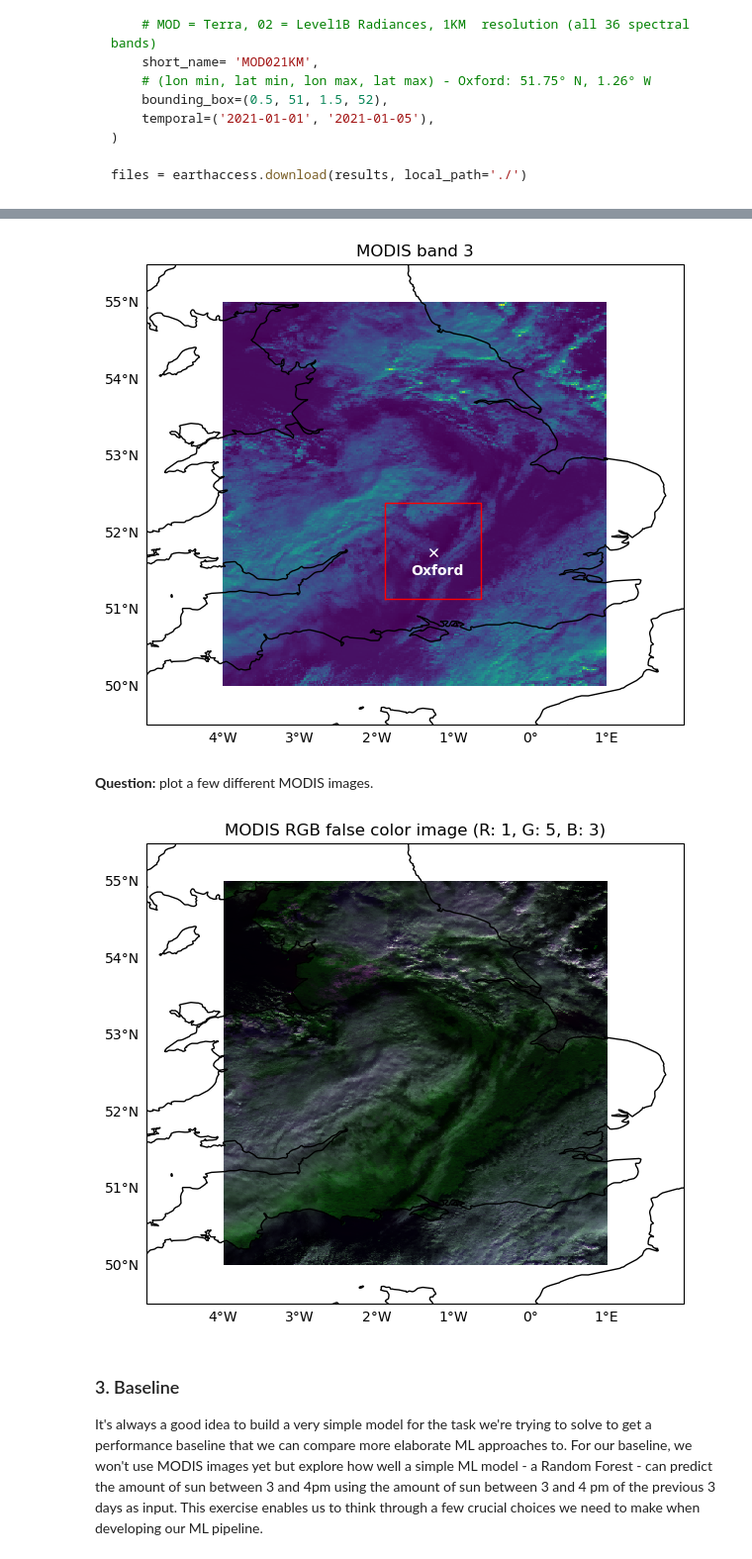
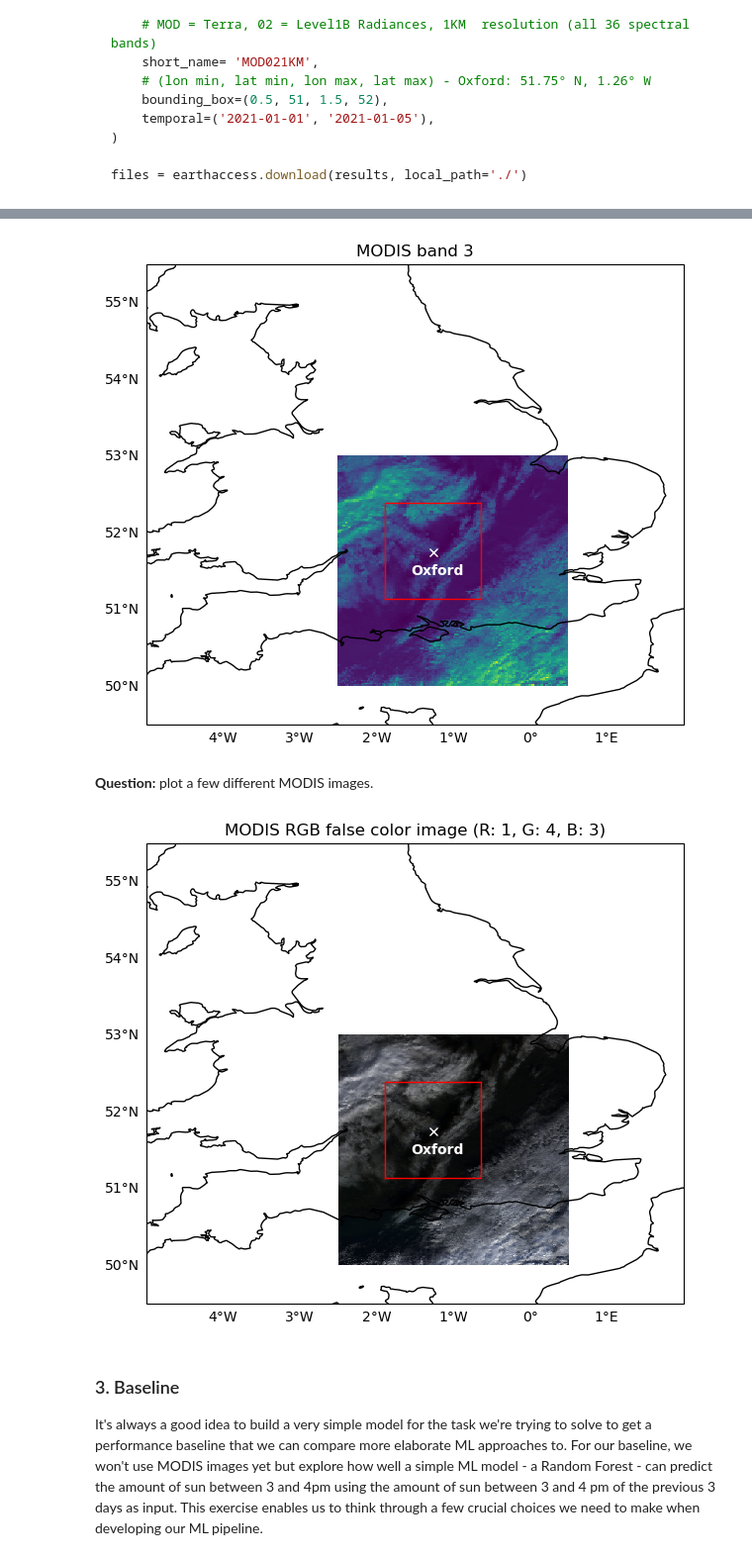
Before and after one commit to lillif/IECDT_EarthObservation, a Jupyter notebook: challenges/1-sunny-oxford/sun-prediction.ipynb, the cells around one changed output, grey strips where cells are left out. Shown at 99% size. Drawn from its saved outputs; the diff is of its cells as text; code cells hidden in the pictures.

Commit message:
fixed dataloaders, new modis inputs

```diff
--- a/challenges/1-sunny-oxford/sun-prediction.ipynb
+++ b/challenges/1-sunny-oxford/sun-prediction.ipynb
@@ -93,7 +93,8 @@ files = earthaccess.download(results, local_path='./')
 # %%
 import xarray as xr
 
-MODIS_PATH = '../../../modis_challenge/modis_processed/'
-sample_ds = xr.load_dataset(f'{MODIS_PATH}01/netcdf/MOD021KM.A2021002.1120.061.2021002190459_oxford_remap.nc')
+MODIS_PATH = '../../../modis_challenge/modis_processed_new/'
+sample_filename = f'{MODIS_PATH}01/MOD021KM.A2021002.1120.061.2021002190459_oxford.nc'
+sample_ds = xr.load_dataset(sample_filename)
 sample_ds
 # %% [output]
@@ -123,12 +124,8 @@ import matplotlib.pyplot as plt
 import cartopy.crs as ccrs
 import xarray as xr
 
-MODIS_PATH = '../../../modis_challenge/modis_processed/'
-
-sample_ds = xr.load_dataset(f'{MODIS_PATH}01/netcdf/MOD021KM.A2021002.1120.061.2021002190459_oxford_remap.nc')
-
 data = sample_ds['3']
-patch = data.isel(x=slice(210,338,2), y=slice(260,388,2)) # Band 3
+patch = data.isel(x=slice(60,188,2), y=slice(60,188,2)) # Band 3
 
 
 projection = ccrs.PlateCarree()
@@ -159,40 +156,49 @@ ax.plot(lons, lats, color='red', linewidth=1, transform=projection)
 plt.title(f"MODIS band {data.name}")
 plt.show()
 # %% [output]
-[figure, old version]
+[figure, new version]
 # %% [markdown]
 **Question:** plot a few different MODIS images.
 # %%
 import numpy as np
 
 def normalize(band):
     return (band - band.min()) / (band.max() - band.min())
 
-sample_ds = xr.load_dataset(f'{MODIS_PATH}01/netcdf/MOD021KM.A2021002.1120.061.2021002190459_oxford_remap.nc')
-
-rgb_bands = ['1', '5', '3']
+rgb_bands = ['1', '4', '3']
 
 rgb = [sample_ds[var] for var in rgb_bands]
 rgb = [da.fillna(np.nanmean(da)) for da in rgb]
 rgb = [normalize(da) for da in rgb]
 rgb = xr.concat(rgb, dim='band').transpose('y', 'x', 'band')
 
 projection = ccrs.PlateCarree()
 
 # plot the RGB false color image
 fig, ax = plt.subplots(figsize=(7, 7), subplot_kw={'projection': projection})
 rgb.plot.imshow(ax=ax)
 ax.coastlines()
 ax.set_extent([-5, 2, 49.5, 55.5], crs=projection)
 
 gl = ax.gridlines(draw_labels=True, dms=True, x_inline=False, y_inline=False, alpha=0)
 gl.top_labels = False
 gl.right_labels = False
 
+# add marker for Oxford
+oxford_lon, oxford_lat = -1.2577, 51.7520
+ax.plot(oxford_lon, oxford_lat, marker='x', color='white', markersize=6, label="Oxford", transform=projection)
+ax.text(oxford_lon-0.3, oxford_lat-0.3, 'Oxford', color='white', weight='bold', fontsize=10)
+
+# draw a rectangle around the area we are interested in
+lons = [patch.x.min(), patch.x.max(), patch.x.max(), patch.x.min(), patch.x.min()]
+lats = [patch.y.min(), patch.y.min(), patch.y.max(), patch.y.max(), patch.y.min()]
+ax.plot(lons, lats, color='red', linewidth=1, transform=projection)
+
+
 ax.set_title(f"MODIS RGB false color image (R: {rgb_bands[0]}, G: {rgb_bands[1]}, B: {rgb_bands[2]})")
 plt.show()
 # %% [output]
-[figure, old version]
+[figure, new version]
 # %% [markdown]
 ### 3. Baseline
 It's always a good idea to build a very simple model for the task we're trying to solve to get a performance baseline that we can compare more elaborate ML approaches to. For our baseline, we won't use MODIS images yet but explore how well a simple ML model - a Random Forest - can predict the amount of sun between 3 and 4pm using the amount of sun between 3 and 4 pm of the previous 3 days as input. This exercise enables us to think through a few crucial choices we need to make when developing our ML pipeline.
```
Also changed, not shown: parts of 6 cells of this notebook.
